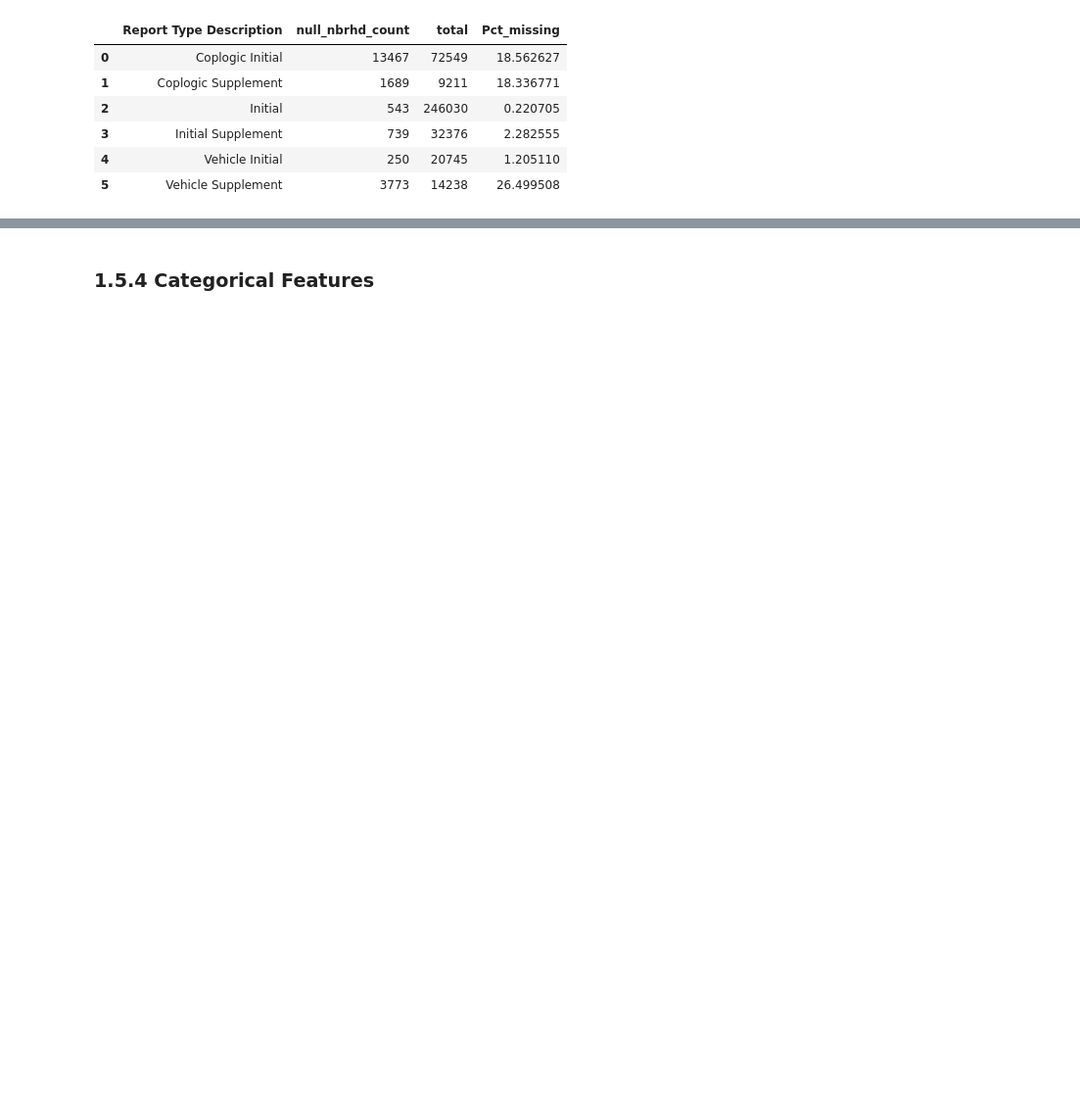
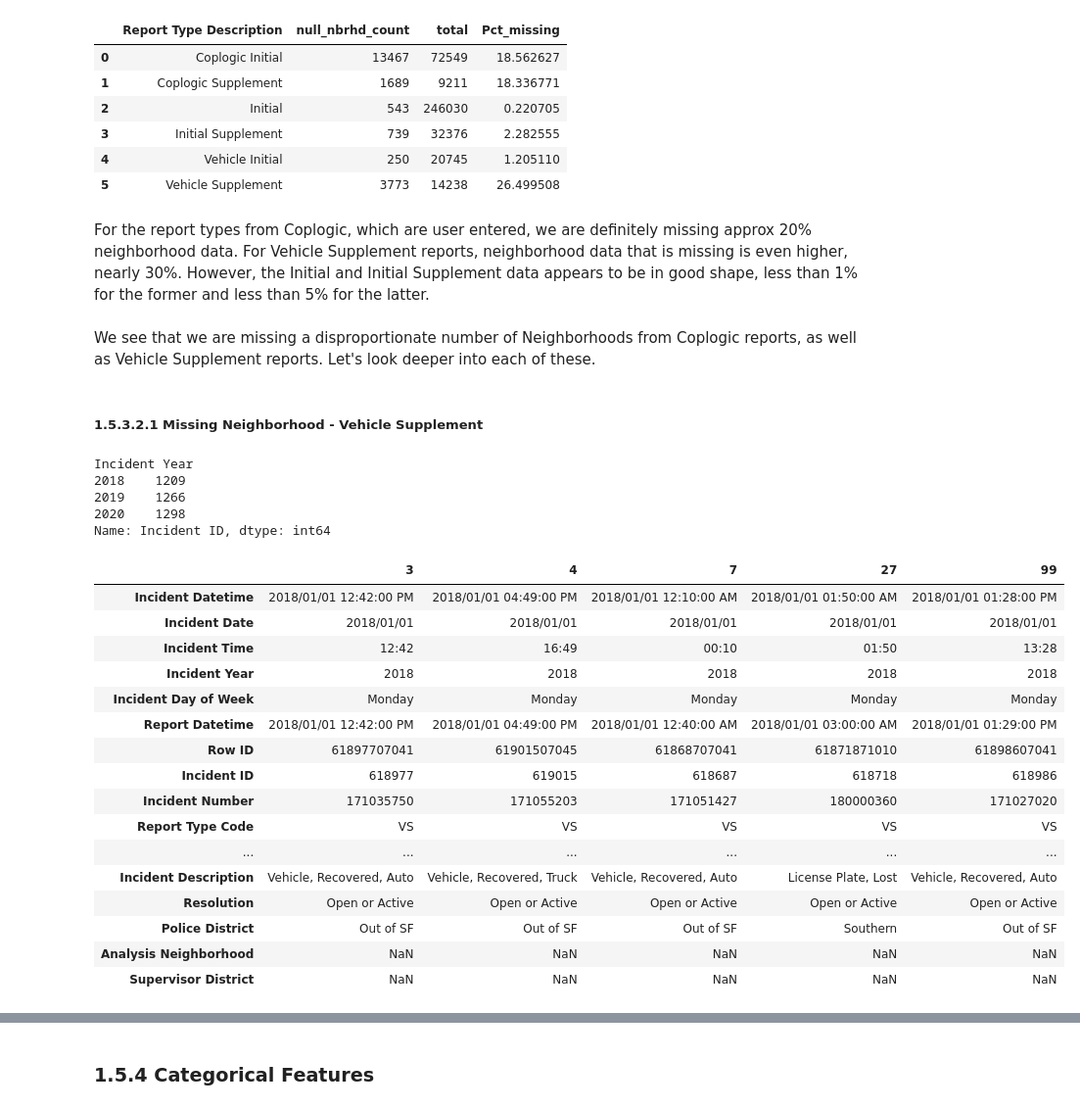
Before and after one commit to fontainelam/SF-PoliceIncidents-311-Housing, a Jupyter notebook: Wrangling_SF_Police_Incidents.ipynb, the cells around one changed output, grey strips where cells are left out. Shown: that part at 98% size. Saved outputs shown, nothing was run; the diff lists cells and outputs as text; code cells hidden in the pictures; blank space fills up the shorter version.

```diff
--- a/Wrangling_SF_Police_Incidents.ipynb
+++ b/Wrangling_SF_Police_Incidents.ipynb
@@ -315,3 +337,39 @@ df_nullnbrhds_overall
 | 3 | Initial Supplement | 739 | 32376 | 2.282555 |
 | 4 | Vehicle Initial | 250 | 20745 | 1.205110 |
 | 5 | Vehicle Supplement | 3773 | 14238 | 26.499508 |
+# %% [markdown]
+For the report types from Coplogic, which are user entered, we are definitely missing approx 20% neighborhood data.
+For Vehicle Supplement reports, neighborhood data that is missing is even higher, nearly 30%.
+However, the Initial and Initial Supplement data appears to be in good shape, less than 1% for the former and less than 5% for the latter.
+# %% [markdown]
+We see that we are missing a disproportionate number of Neighborhoods from Coplogic reports, as well as Vehicle Supplement reports. Let's look deeper into each of these.
+# %% [markdown]
+##### 1.5.3.2.1 Missing Neighborhood - Vehicle Supplement <a id='1.5.3.2.1_Missing_Neighborhood_-_Vehicle_Supplement'></a>
+# %%
+incident_data[incident_data['Analysis Neighborhood'].isna() & (incident_data['Report Type Description'] == 'Vehicle Supplement')].groupby('Incident Year')['Incident ID'].count()
+# %% [output]
+Incident Year
+2018    1209
+2019    1266
+2020    1298
+Name: Incident ID, dtype: int64
+# %%
+incident_data[incident_data['Analysis Neighborhood'].isna() & (incident_data['Report Type Description'] == 'Vehicle Supplement')].head().T
+# %% [output]
+|  | 3 | 4 | 7 | 27 | 99 |
+| Incident Datetime | 2018/01/01 12:42:00 PM | 2018/01/01 04:49:00 PM | 2018/01/01 12:10:00 AM | 2018/01/01 01:50:00 AM | 2018/01/01 01:28:00 PM |
+| Incident Date | 2018/01/01 | 2018/01/01 | 2018/01/01 | 2018/01/01 | 2018/01/01 |
+| Incident Time | 12:42 | 16:49 | 00:10 | 01:50 | 13:28 |
+| Incident Year | 2018 | 2018 | 2018 | 2018 | 2018 |
+| Incident Day of Week | Monday | Monday | Monday | Monday | Monday |
+| Report Datetime | 2018/01/01 12:42:00 PM | 2018/01/01 04:49:00 PM | 2018/01/01 12:40:00 AM | 2018/01/01 03:00:00 AM | 2018/01/01 01:29:00 PM |
+| Row ID | 61897707041 | 61901507045 | 61868707041 | 61871871010 | 61898607041 |
+| Incident ID | 618977 | 619015 | 618687 | 618718 | 618986 |
+| Incident Number | 171035750 | 171055203 | 171051427 | 180000360 | 171027020 |
+| Report Type Code | VS | VS | VS | VS | VS |
+| ... | ... | ... | ... | ... | ... |
+| Incident Description | Vehicle, Recovered, Auto | Vehicle, Recovered, Truck | Vehicle, Recovered, Auto | License Plate, Lost | Vehicle, Recovered, Auto |
+| Resolution | Open or Active | Open or Active | Open or Active | Open or Active | Open or Active |
+| Police District | Out of SF | Out of SF | Out of SF | Southern | Out of SF |
+| Analysis Neighborhood | NaN | NaN | NaN | NaN | NaN |
+| Supervisor District | NaN | NaN | NaN | NaN | NaN |
```
Also changed, not shown: parts of 64 cells of this notebook, 2 other files.
